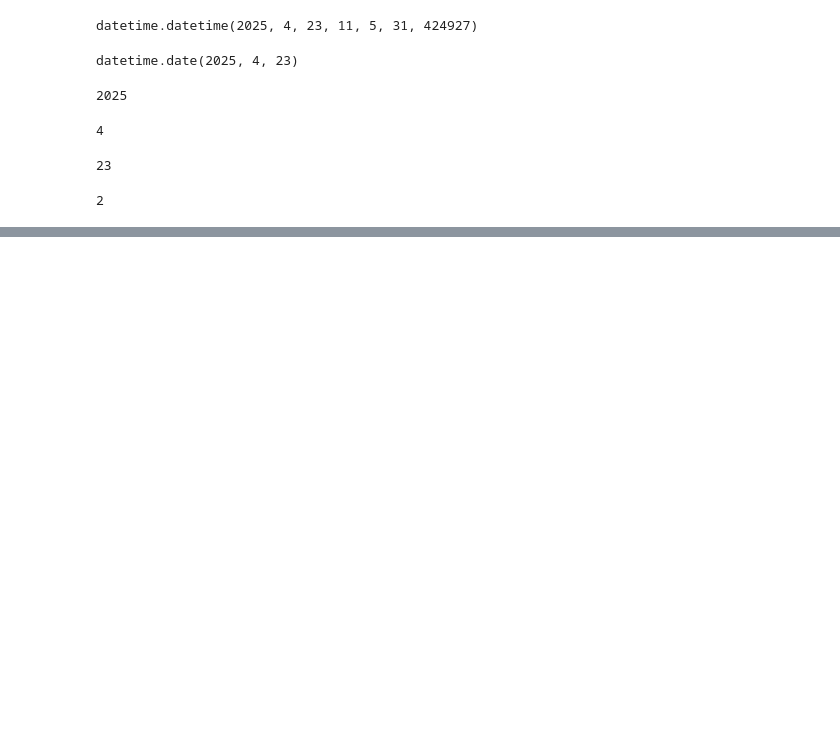
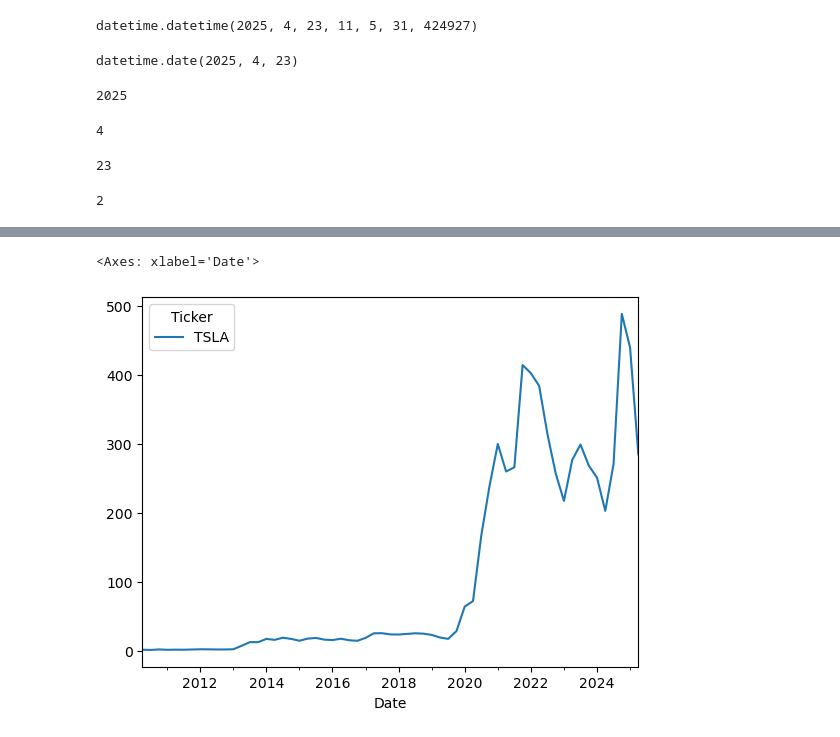
Before and after one commit to Malinda1/Time_series_analysis, a Jupyter notebook: Time_series_analysis.ipynb, the cells around one changed output, grey strips where cells are left out. Drawn from its saved outputs; the diff is of its cells as text; code cells hidden in the pictures; blank space fills up the shorter version.

```diff
--- a/Time_series_analysis.ipynb
+++ b/Time_series_analysis.ipynb
@@ -166,0 +222,7 @@ date.weekday()
+# %%
+# Quartely
+
+tsla.resample(rule= 'QS').max()['High'].plot()
+# %% [output]
+<Axes: xlabel='Date'>
+[figure, added]
```
Also changed, not shown: parts of 5 cells of this notebook.
